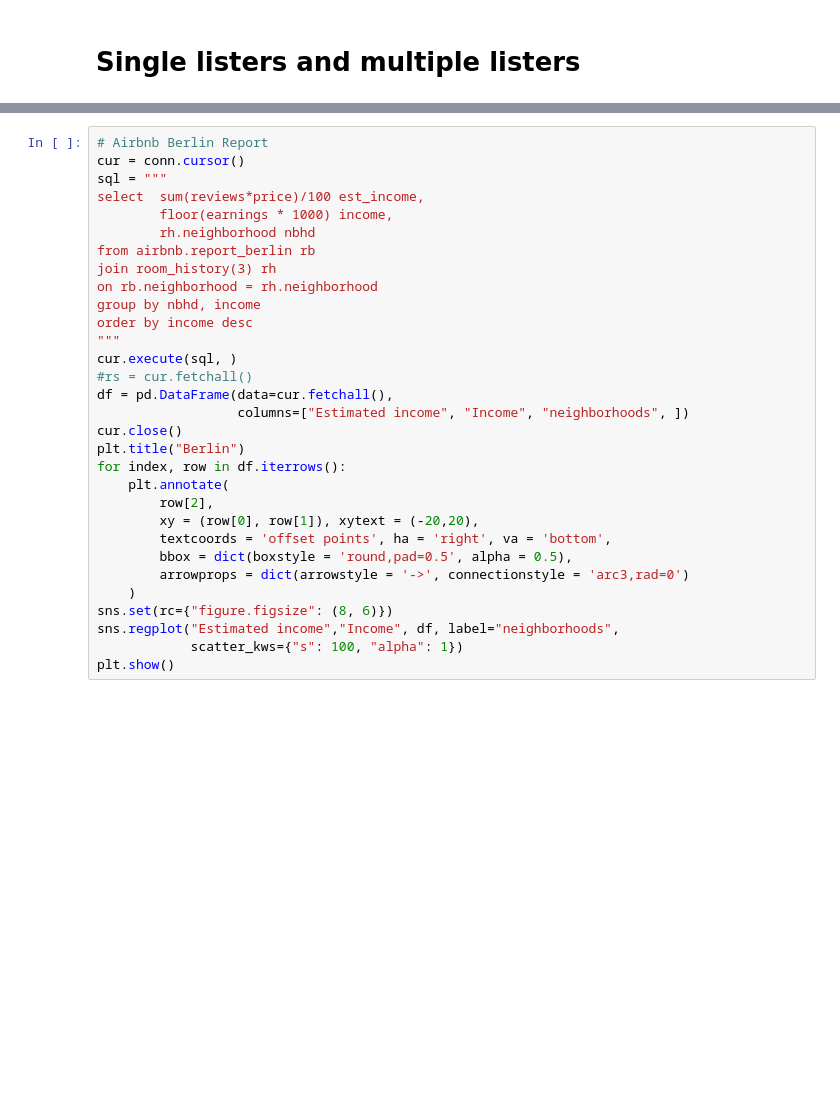
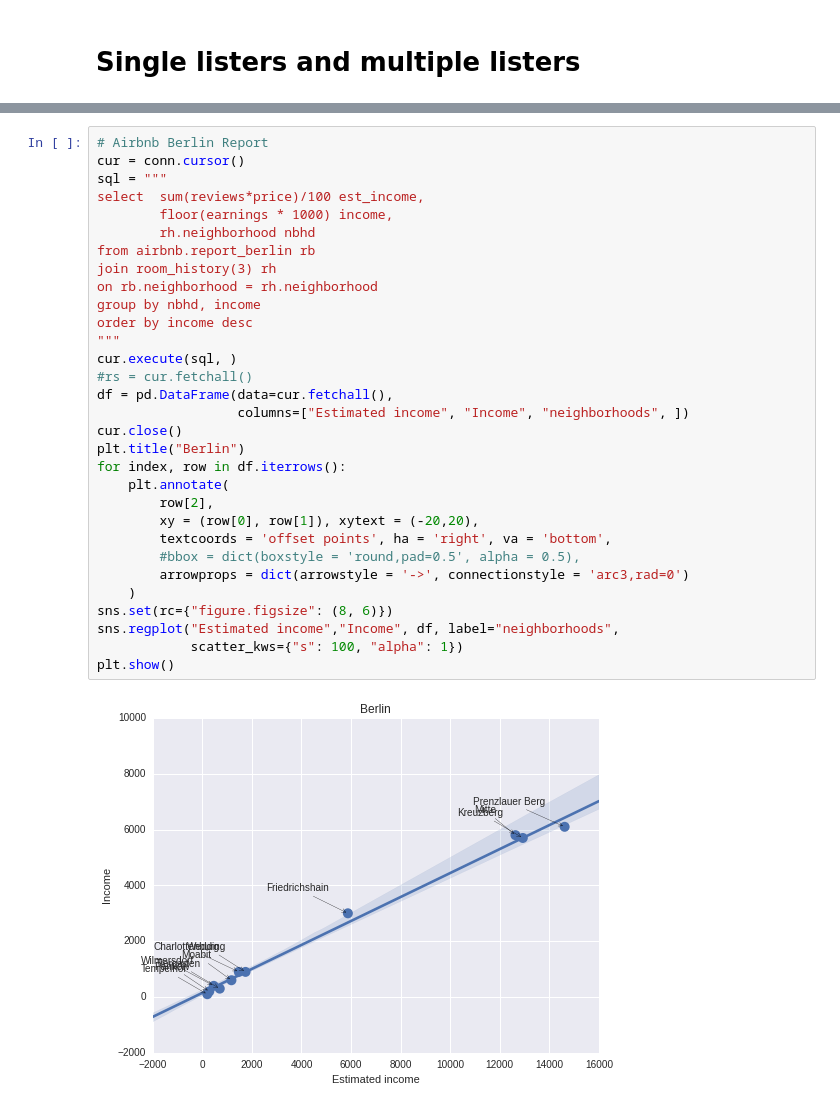
Before and after one commit to dmcglone/airbnb, a Jupyter notebook: Airbnb.ipynb, the cells around one changed output, grey strips where cells are left out. Cells and saved outputs as stored; diff of their text form; blank space fills up the shorter version.

```diff
--- a/Airbnb.ipynb
+++ b/Airbnb.ipynb
@@ -180,31 +184,33 @@ multilister_plot('milan', 'income')
 # %%
 # Airbnb Berlin Report
 cur = conn.cursor()
 sql = """
 select  sum(reviews*price)/100 est_income,
         floor(earnings * 1000) income,
         rh.neighborhood nbhd
 from airbnb.report_berlin rb
 join room_history(3) rh
 on rb.neighborhood = rh.neighborhood
 group by nbhd, income
 order by income desc
 """
 cur.execute(sql, )
 #rs = cur.fetchall()
 df = pd.DataFrame(data=cur.fetchall(),
                   columns=["Estimated income", "Income", "neighborhoods", ])
 cur.close()
 plt.title("Berlin")
 for index, row in df.iterrows():
     plt.annotate(
         row[2],
         xy = (row[0], row[1]), xytext = (-20,20),
         textcoords = 'offset points', ha = 'right', va = 'bottom',
-        bbox = dict(boxstyle = 'round,pad=0.5', alpha = 0.5),
+        #bbox = dict(boxstyle = 'round,pad=0.5', alpha = 0.5),
         arrowprops = dict(arrowstyle = '->', connectionstyle = 'arc3,rad=0')
     )
 sns.set(rc={"figure.figsize": (8, 6)})
 sns.regplot("Estimated income","Income", df, label="neighborhoods",
             scatter_kws={"s": 100, "alpha": 1})
 plt.show()
+# %% [output]
+[figure, added]
```
Also changed, not shown: parts of 4 cells of this notebook, 5 other files.
